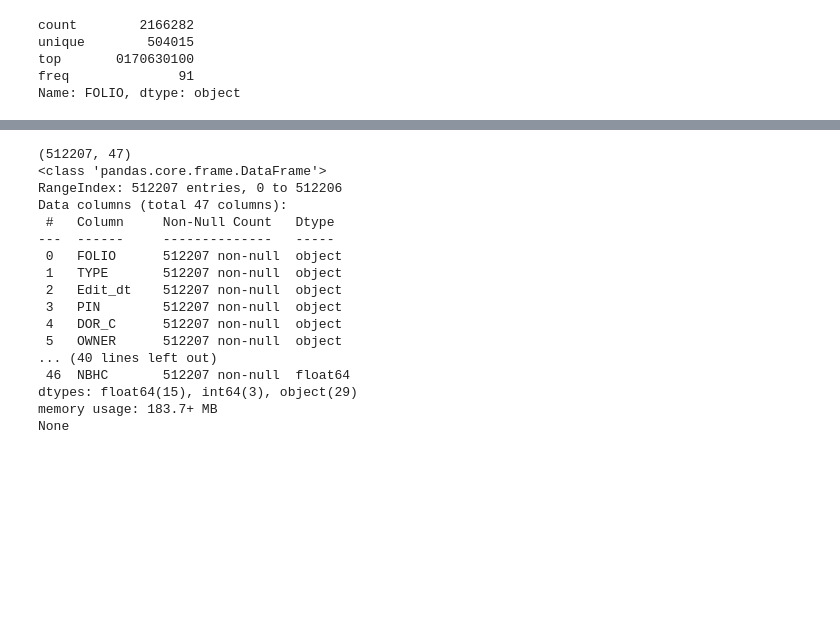
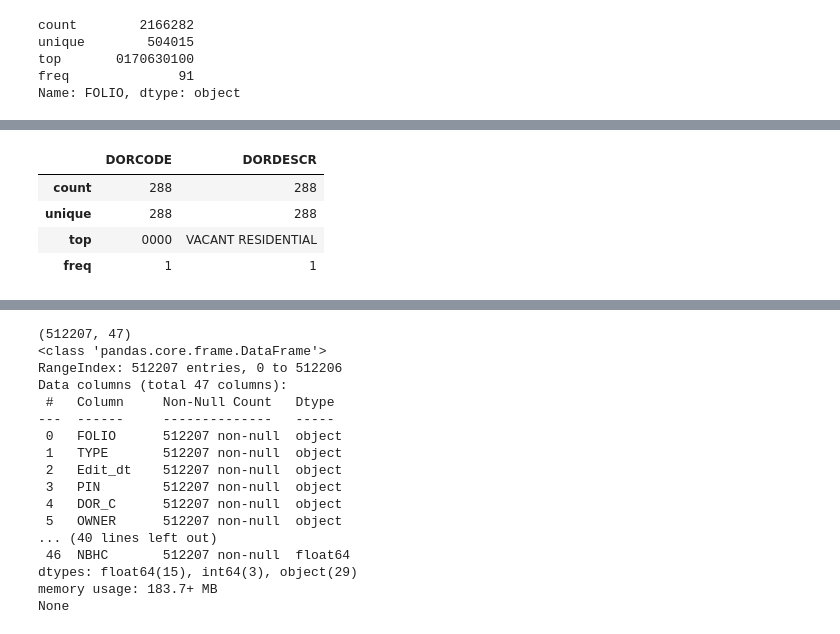
Before and after one commit to mkars01/real-estate-invest-recommender, a Jupyter notebook: notebooks/02_data_wrangling_process.ipynb, the cells around one changed output, grey strips where cells are left out. Cells and saved outputs as stored; diff of their text form; code cells hidden in the pictures; blank space fills up the shorter version.

```diff
--- a/notebooks/02_data_wrangling_process.ipynb
+++ b/notebooks/02_data_wrangling_process.ipynb
@@ -118,0 +135,8 @@ The residential property types that will be used for this analysis include:
+# %%
+dor_code_df.describe()
+# %% [output]
+|  | DORCODE | DORDESCR |
+| count | 288 | 288 |
+| unique | 288 | 288 |
+| top | 0000 | VACANT RESIDENTIAL |
+| freq | 1 | 1 |
```
Also changed, not shown: parts of 10 cells of this notebook, 1 other file.
